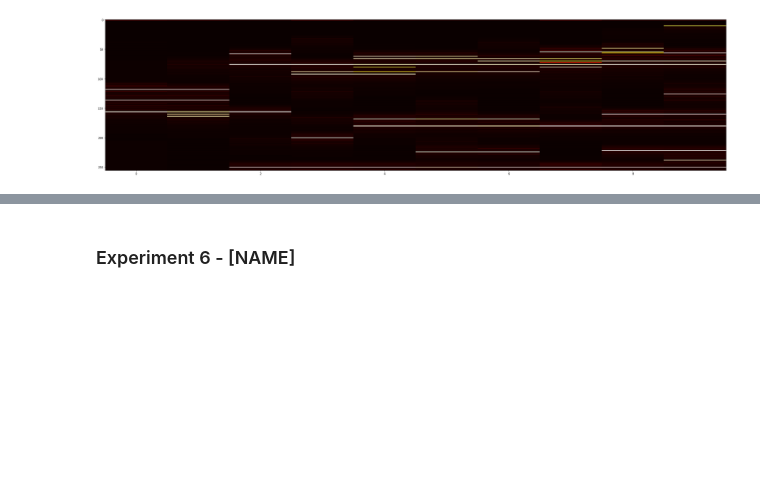
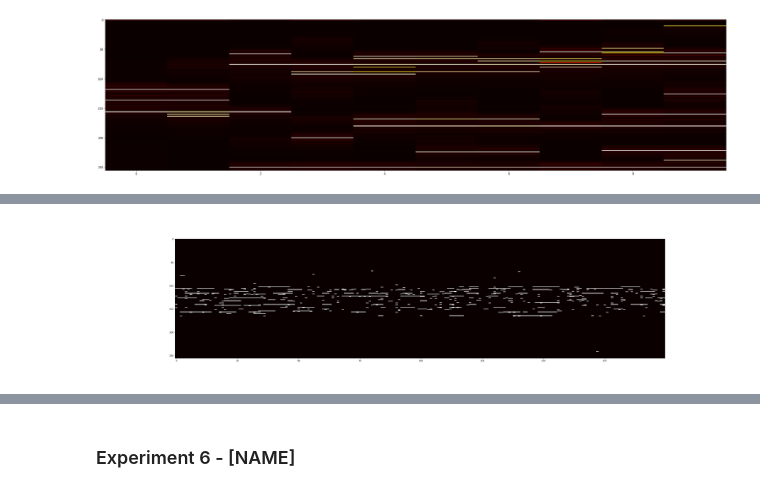
Before and after one commit to jannikjw/music_generation_rnn, a Jupyter notebook: rnn-music-generation.ipynb, the cells around one changed output, grey strips where cells are left out. Drawn from its saved outputs; the diff is of its cells as text; code cells hidden in the pictures; blank space fills up the shorter version.

```diff
--- a/rnn-music-generation.ipynb
+++ b/rnn-music-generation.ipynb
@@ -180,0 +281,4 @@ Saving data...
+# %%
+Image("plots/Exp5_both__predicted_15_0dot01_3_1_1_128_1__12-21-2021_17-35-26.png")
+# %% [output]
+[figure, added]
```
Also changed, not shown: parts of 12 cells of this notebook, 4 other files.
